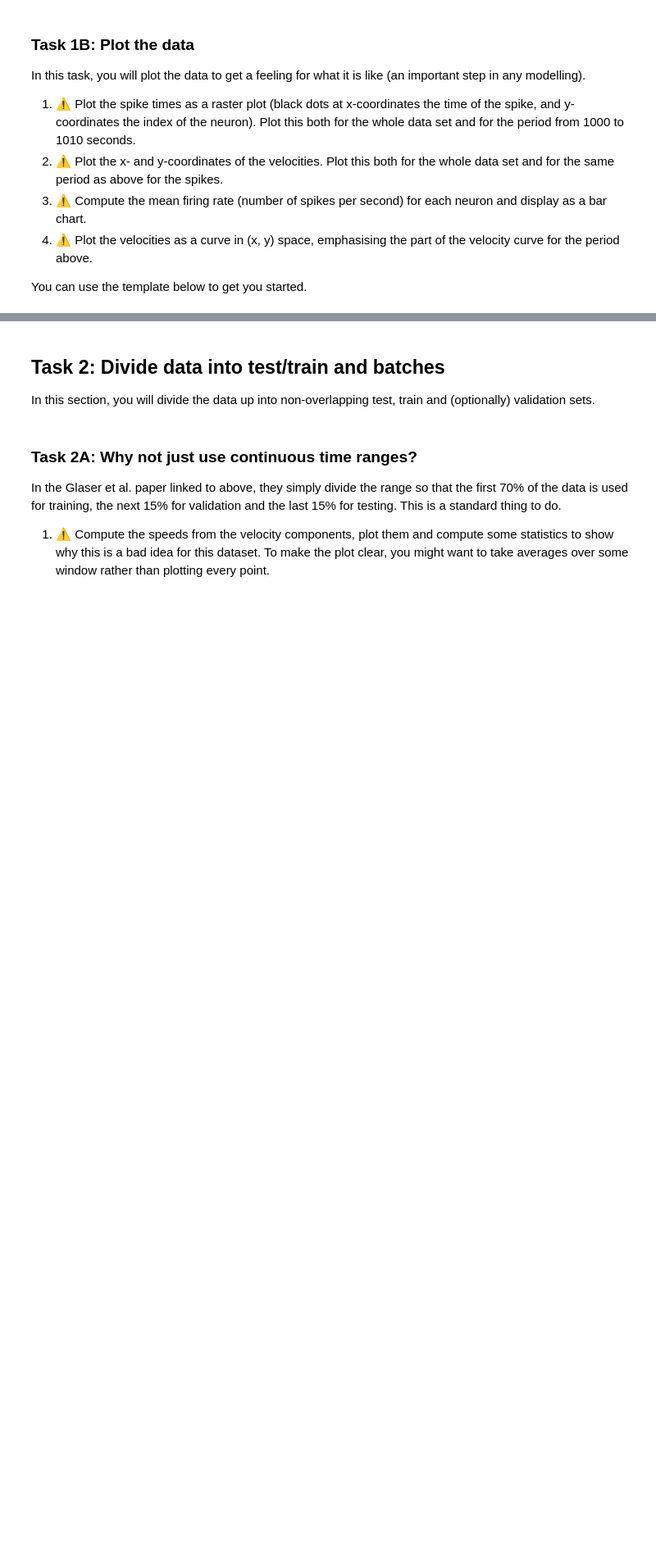
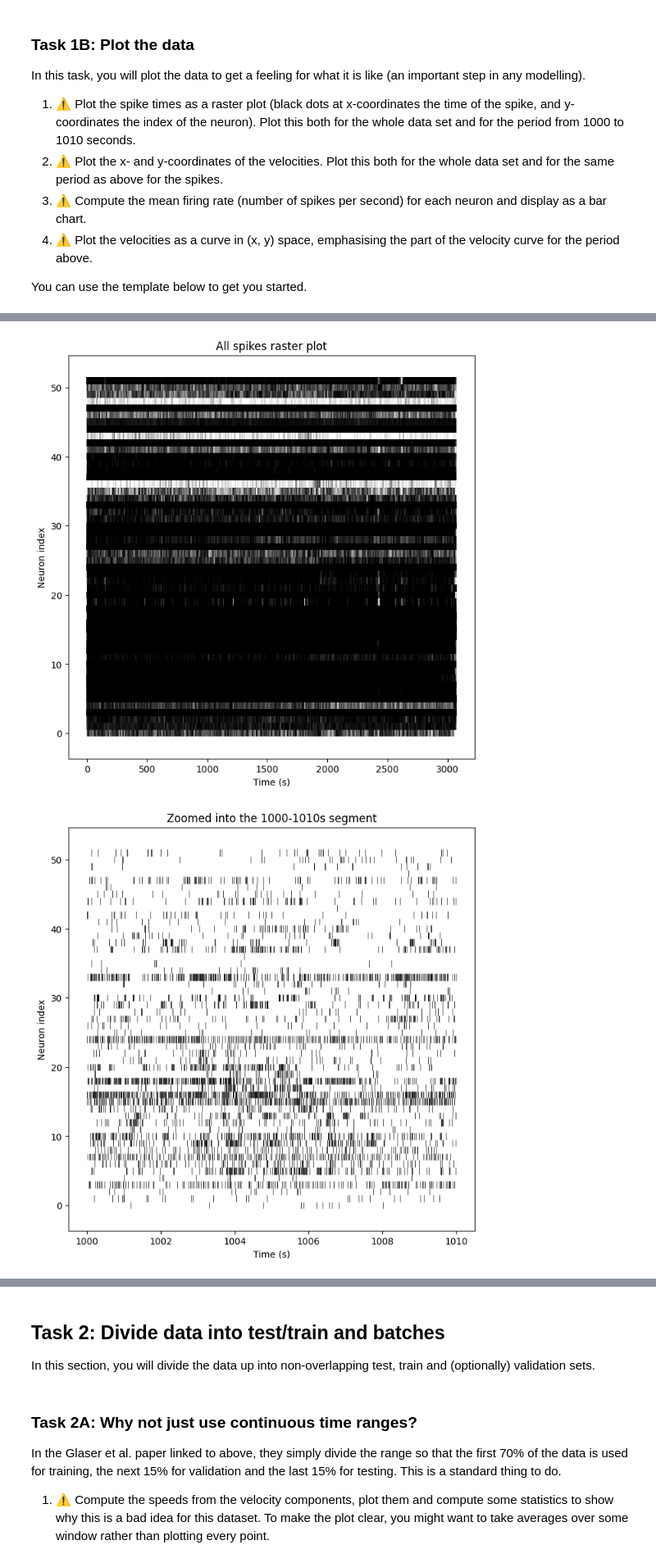
Before and after one commit to MAadinP/neuro4ml, a Jupyter notebook: cw_decoding.ipynb, the cells around one changed output, grey strips where cells are left out. Shown at 82% size. Drawn from its saved outputs; the diff is of its cells as text; code cells hidden in the pictures; blank space fills up the shorter version.

```diff
--- a/cw_decoding.ipynb
+++ b/cw_decoding.ipynb
@@ -188,0 +190,67 @@ TypeError: unsupported operand type(s) for +: 'int' and 'ellipsis'
+# %%
+# raster plot
+plt.figure(figsize=(8, 8))
+plt.eventplot(spike_times, colors='k', linewidths=0.1)   # row i = spike_times[i]
+plt.xlabel('Time (s)')
+plt.ylabel('Neuron index')
+plt.title('All spikes raster plot')
+plt.show()
+
+# rater of the smaller interval between 1000 and 1010s
+t0, t1 = 1000, 1010
+zoomed = [ st[(st >= t0) & (st < t1)] for st in spike_times ] # slice out the rasters from between this range
+plt.figure(figsize=(8, 8))
+plt.eventplot(zoomed, colors='k', linewidths=0.5)
+plt.xlabel('Time (s)')
+plt.ylabel('Neuron index')
+plt.title('Zoomed into the 1000-1010s segment')
+plt.show()
+
+# mean firing rate per neuron
+means = np.array([len(st) for st in spike_times]) /  duration
+plt.figure(figsize=(8, 8))
+plt.bar(np.arange(len(means)), means)
+plt.xlabel('Neuron Index')
+plt.ylabel('Mean firing rate (sp/s)')
+plt.title('Mean firing rate per neuron plot')
+plt.show()
+
+
+# x and y velocities over the whole session
+plt.figure(figsize=(12, 5))
+plt.subplot(2, 1, 1)
+plt.plot(vel_times, vel[:, 0], lw=0.3)
+plt.ylabel('vx')
+plt.title('Velocities over the whole session')
+plt.subplot(2, 1, 2)
+plt.plot(vel_times, vel[:, 1], lw=0.3, color='C1')
+plt.ylabel('vy')
+plt.xlabel('Time (s)')
+plt.tight_layout()
+plt.show()
+
+# x and y velocities between 1000 and 1010 s
+t0, t1 = 1000, 1010
+in_window = (vel_times >= t0) & (vel_times < t1)
+plt.figure(figsize=(12, 4))
+plt.plot(vel_times[in_window], vel[in_window, 0], label='vx')
+plt.plot(vel_times[in_window], vel[in_window, 1], label='vy')
+plt.xlabel('Time (s)')
+plt.ylabel('Velocity')
+plt.title('Velocities between 1000 and 1010 s')
+plt.legend()
+plt.show()
+
+# velocity as a curve in (vx, vy) space, highlighting 1000-1010 s
+plt.figure(figsize=(7, 7))
+plt.plot(vel[:, 0], vel[:, 1], color='lightgrey', lw=0.3, label='whole session')
+plt.plot(vel[in_window, 0], vel[in_window, 1], color='r', lw=1.5, label='1000-1010 s')
+plt.xlabel('vx')
+plt.ylabel('vy')
+plt.title('Velocity in (vx, vy) space')
+plt.axis('equal')
+plt.legend()
+plt.show()
+# %% [output]
+[figure, added]
+[figure, added]
```
Also changed, not shown: parts of 19 cells of this notebook, 3 other files.
